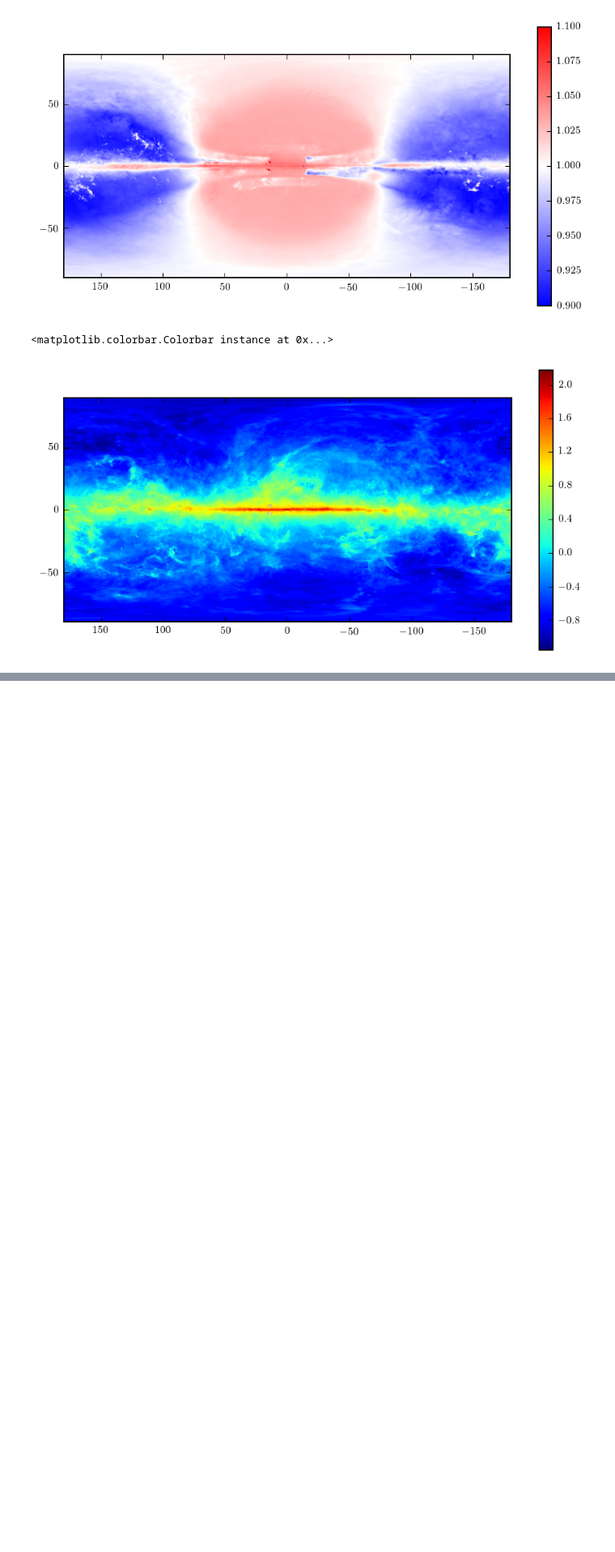
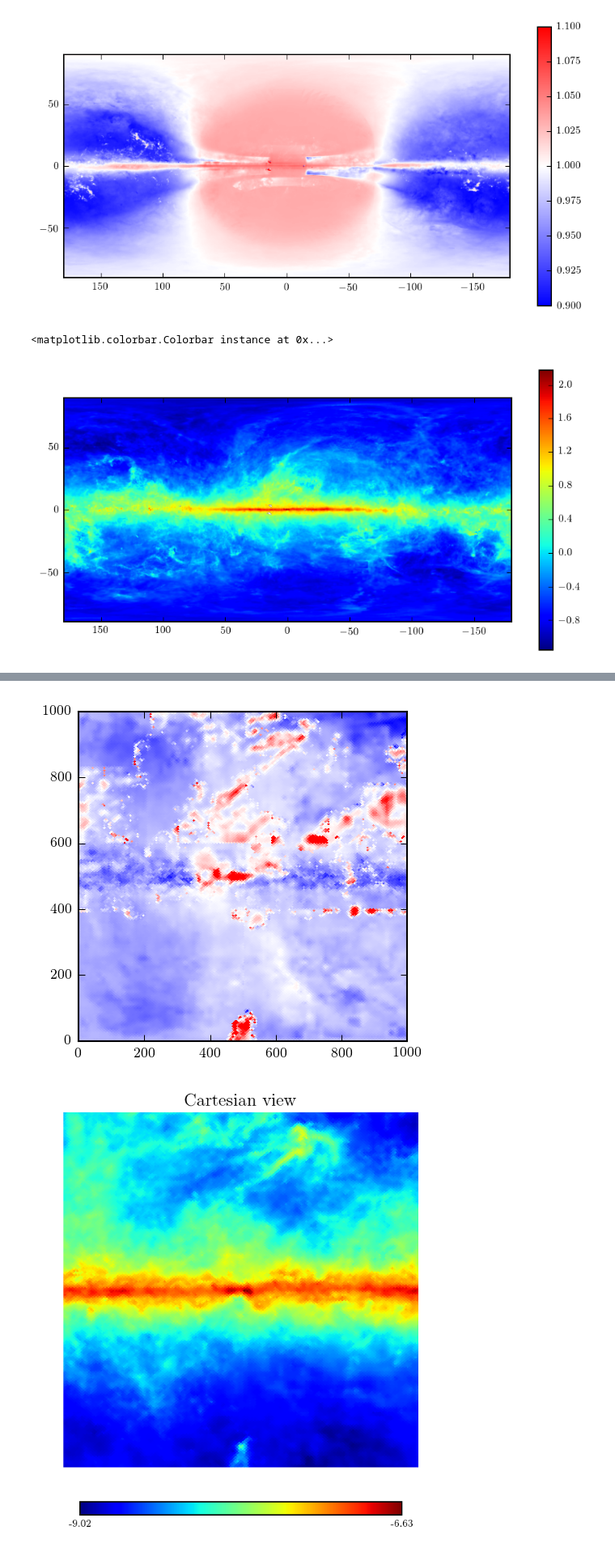
Before and after one commit to erccarls/GammaLike_dev, a Jupyter notebook: Healpix Compare .ipynb, the cells around one changed output, grey strips where cells are left out. Shown at 81% size. Saved outputs shown, nothing was run; the diff lists cells and outputs as text; code cells hidden in the pictures; blank space fills up the shorter version.

```diff
--- a/Healpix Compare .ipynb
+++ b/Healpix Compare .ipynb
@@ -134,0 +126,21 @@ pyfits.open('/data/galprop2/FITS/')
+# %%
+import h5py, healpy
+f1 = h5py.File('base.hdf5','r')
+#f1 = h5py.File('Pohl_H2_8500.hdf5','r')
+f2 = h5py.File('Pohl_HI_8500.hdf5','r')
+
+m = healpy.cartview(f2['/templates/pi0'][10]/f1['templates/pi0'][10], return_projected_map=True,
+                    hold=True,xsize=1000,latra=[-20,20], lonra=[-20,20])
+plt.clf()
+plt.imshow(m, origin='lower', cmap='bwr', vmin=.5, vmax=1.5)
+plt.show()
+m = healpy.cartview(np.log10(f1['templates/brem'][10]), return_projected_map=True, xsize=1000,
+                    latra=[-20,20], lonra=[-20,20])
+m = healpy.cartview(np.log10(f2['templates/brem'][10]), return_projected_map=True, xsize=1000,
+                    latra=[-20,20], lonra=[-20,20])
+#plt.clf()
+#plt.imshow(m,cmap='bwr', vmin=.2, vmax=1.8,origin='lower')
+#plt.colorbar()
+# %% [output]
+[figure, added]
+[figure, added]
```
Also changed, not shown: parts of 9 cells of this notebook, 18 other files.
